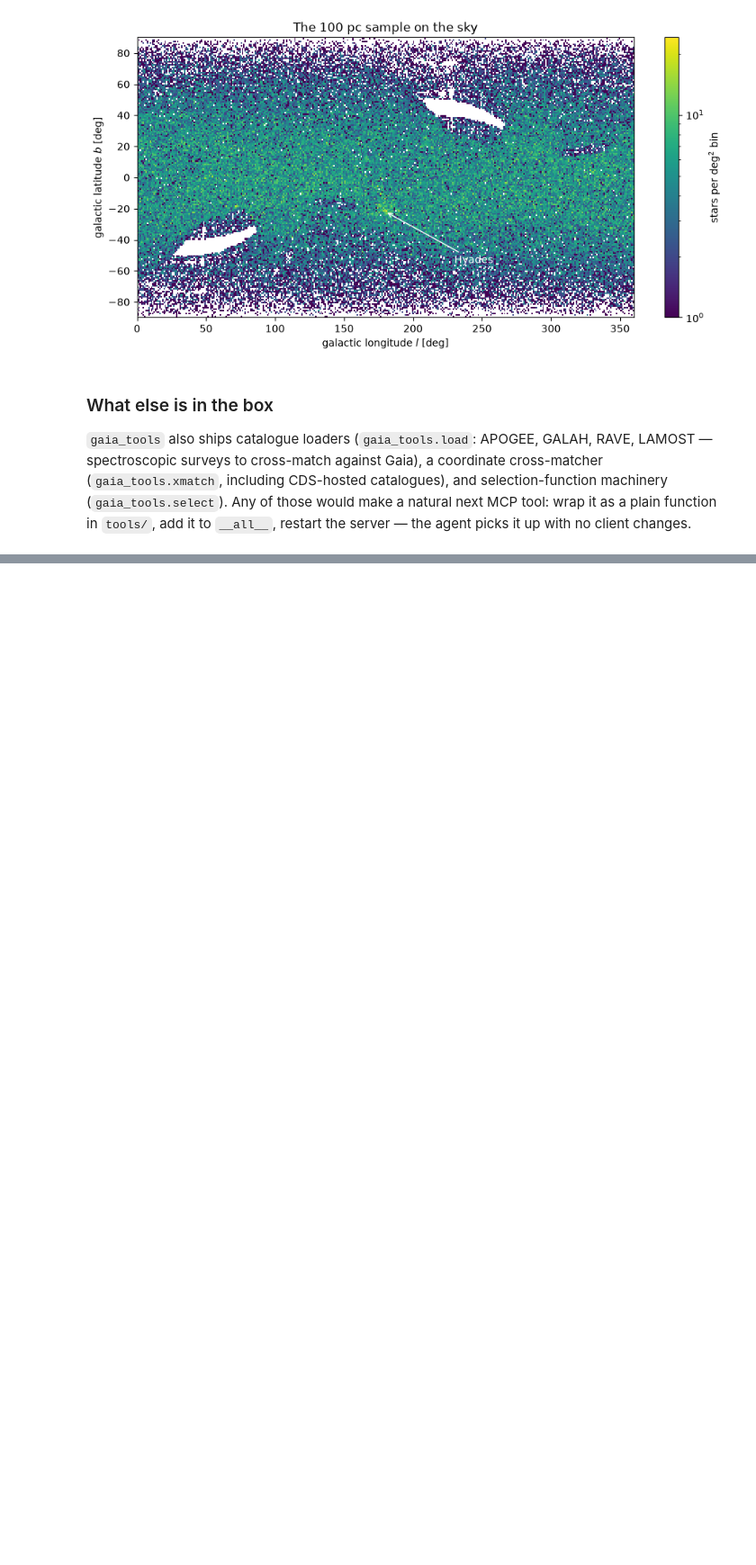
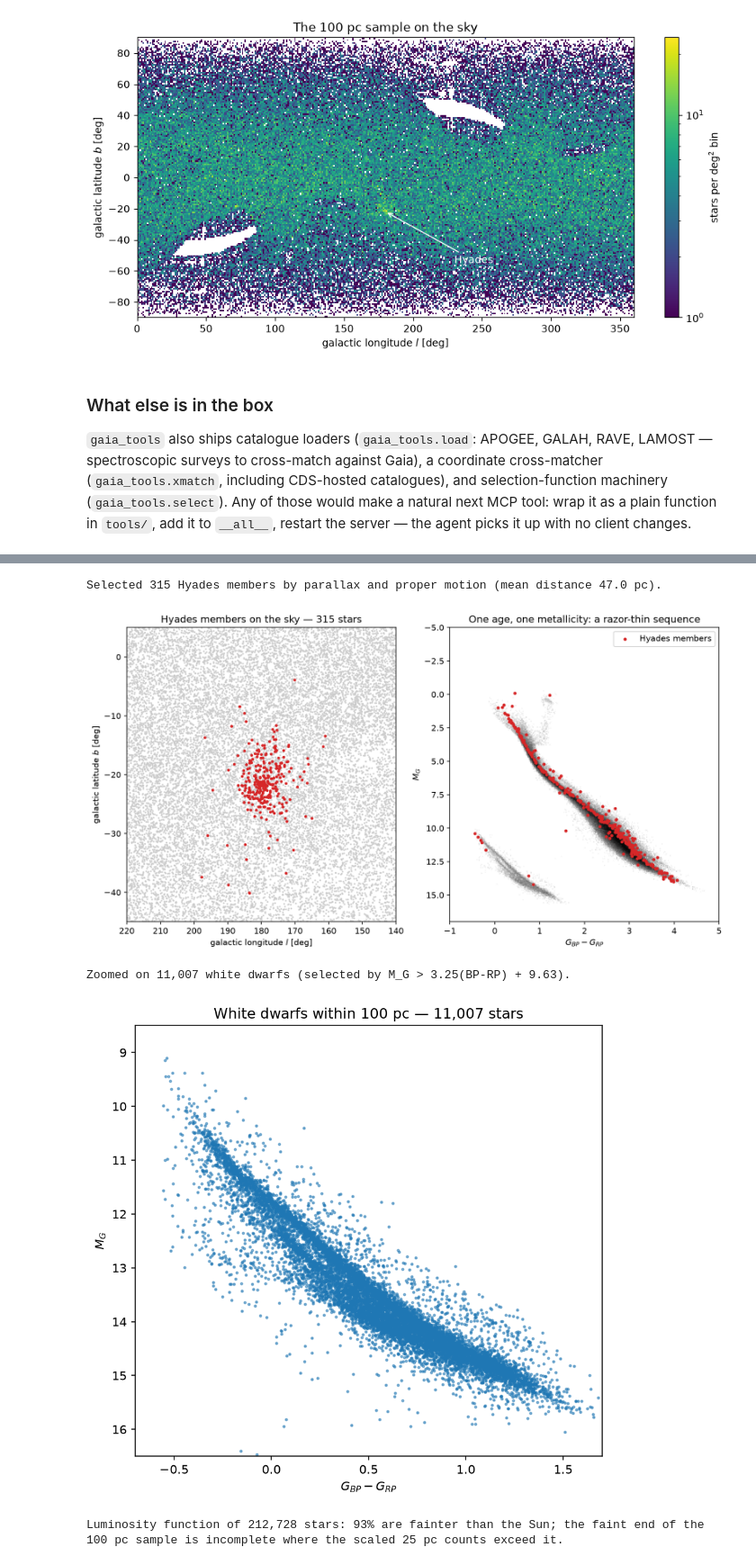
Before and after one commit to HEP-KE/gaia-mcp-server, a Jupyter notebook: notebooks/01_manual_pipeline.ipynb, the cells around one changed output, grey strips where cells are left out. Shown at 90% size. Drawn from its saved outputs; the diff is of its cells as text; code cells hidden in the pictures; blank space fills up the shorter version.

```diff
--- a/notebooks/01_manual_pipeline.ipynb
+++ b/notebooks/01_manual_pipeline.ipynb
@@ -430,0 +440,14 @@ with no client changes.
+# %%
+from tools import plot_hyades, plot_white_dwarfs, plot_luminosity_function
+from IPython.display import Image, display
+
+for tool in (plot_hyades, plot_white_dwarfs, plot_luminosity_function):
+    result = tool(r2.files[0], OUTPUT_DIR)
+    print(result.message)
+    display(Image(result.files[0], width=820))
+# %% [output]
+Selected 315 Hyades members by parallax and proper motion (mean distance 47.0 pc).
+[figure, added]
+Zoomed on 11,007 white dwarfs (selected by M_G > 3.25(BP-RP) + 9.63).
+[figure, added]
+Luminosity function of 212,728 stars: 93% are fainter than the Sun; the faint end of the 100 pc sample is incomplete where the scaled 25 pc counts exceed it.
```
Also changed, not shown: parts of 4 cells of this notebook, 4 other files.
